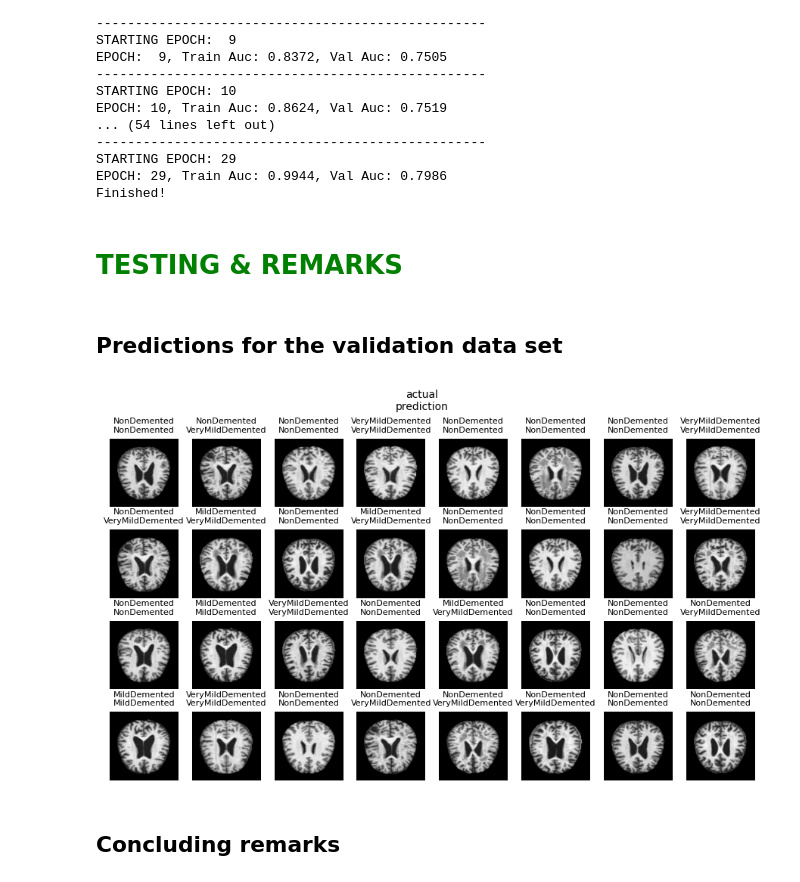
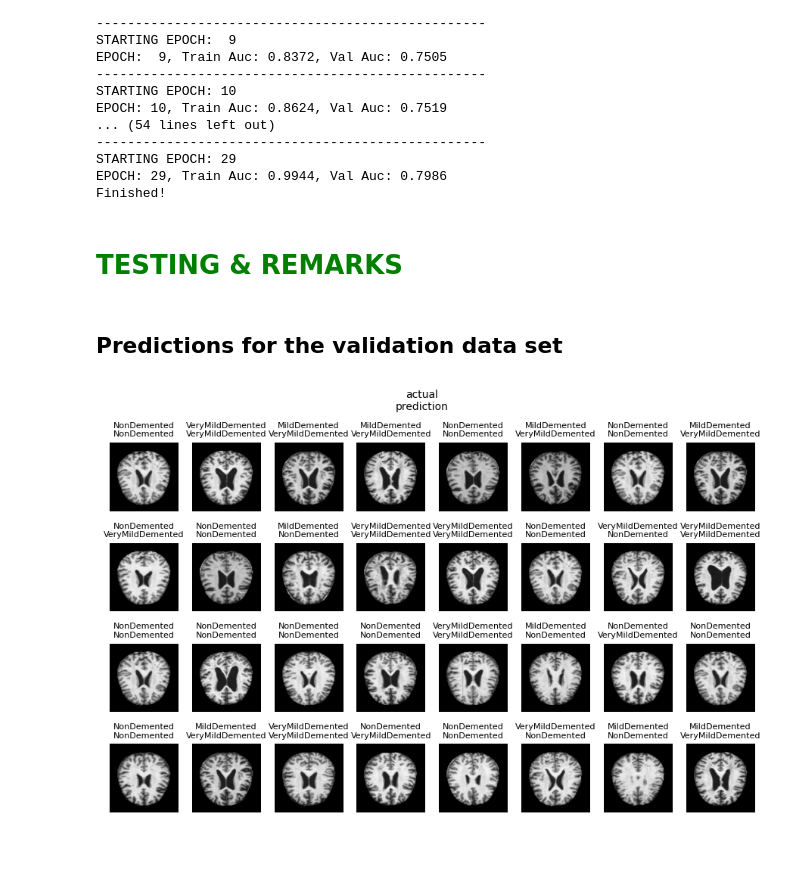
Before and after one commit to rfjd/Machine-Learning, a Jupyter notebook: Alzheimer/alzheimer.ipynb, the cells around one changed output. Saved outputs shown, nothing was run; the diff lists cells and outputs as text; code cells hidden in the pictures; blank space fills up the shorter version.

Commit message:
adjusted the vertical spacing in the test figure

```diff
--- a/Alzheimer/alzheimer.ipynb
+++ b/Alzheimer/alzheimer.ipynb
@@ -334,33 +334,31 @@ EPOCH: 10, Train Auc: 0.8624, Val Auc: 0.7519
 STARTING EPOCH: 29
 EPOCH: 29, Train Auc: 0.9944, Val Auc: 0.7986
 Finished!
-# %% [markdown]
-# <span style="color:green"> TESTING & REMARKS </span>
-# %% [markdown]
-## Predictions for the validation data set
+# %% [markdown]
+# <span style="color:green"> TESTING & REMARKS </span>
+# %% [markdown]
+## Predictions for the validation data set
 # %%
 alzheimer_model_inception = model #tf.keras.models.load_model('alzheimer_model_inception.h5')
 alzheimer_model_inception.trainable = False
 image_batch, label_batch = next(iter(test_ds_OHE))
 preds_batch = alzheimer_model_inception(image_batch).numpy()
 yhat_batch = np.argmax(preds_batch,axis=1)
 m = image_batch.shape[0]
-fig, ax = plt.subplots(nrows=4, ncols=8, figsize=(11, 6))
-fig.subplots_adjust(wspace=0.2, hspace=0.2)
+fig, ax = plt.subplots(nrows=4, ncols=8, figsize=(11, 6.5))
+fig.subplots_adjust(wspace=0.2, hspace=0.3)
 
 from termcolor import colored
 for a in ax.flat:
     random_index = np.random.randint(m)
     a.imshow(image_batch[random_index].numpy().astype("uint8"))
     print_data = class_names[np.argmax(label_batch[random_index])]
     print_pred = class_names[yhat_batch[random_index]]
     title = f"{print_data}\n{print_pred}"
     a.set_title(title,fontsize = 8)
     a.set_axis_off()
 
 fig.suptitle('actual\nprediction',fontsize=10)
 plt.show()
 # %% [output]
-[figure, old version]
+[figure, new version]
-# %% [markdown]
-## Concluding remarks
```
Also changed, not shown: parts of 3 cells of this notebook.
